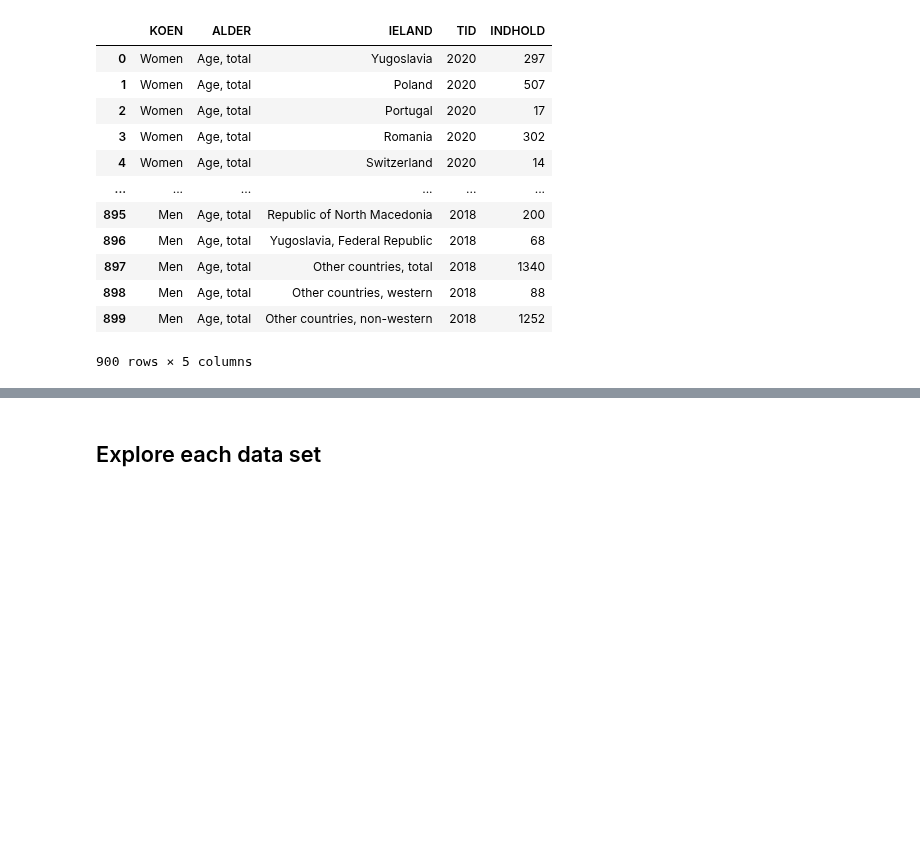
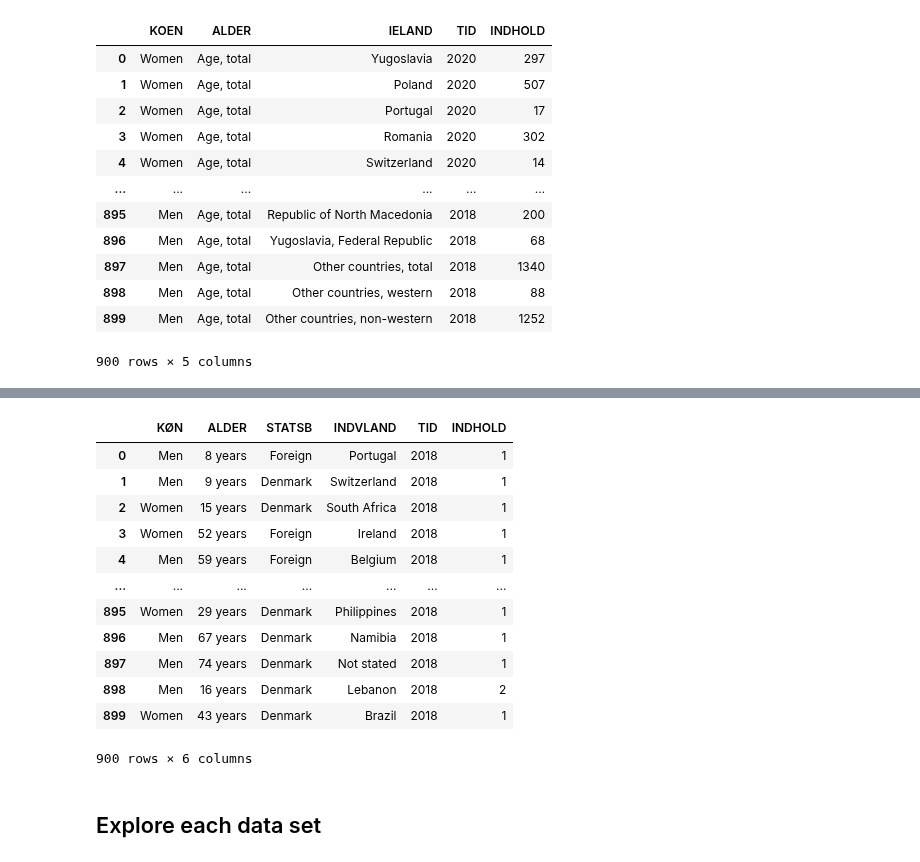
Before and after one commit to NumEconCopenhagen/projects-2024-malik-og-mads, a Jupyter notebook: dataproject/dataproject.ipynb, the cells around one changed output, grey strips where cells are left out. Saved outputs shown, nothing was run; the diff lists cells and outputs as text; code cells hidden in the pictures; blank space fills up the shorter version.

```diff
--- a/dataproject/dataproject.ipynb
+++ b/dataproject/dataproject.ipynb
@@ -200,0 +211,5 @@ plt.show()
+# %%
+indvan = DstApi('INDVAN')
+
+tabsum = indvan.tablesummary(language='en')
+display(tabsum)
@@ -200,0 +225,4 @@ plt.show()
+# %%
+# The _define_base_params -method gives us a nice template (selects all available data)
+params = indvan._define_base_params(language='en')
+params
@@ -201,3 +251,20 @@ plt.show()
+# %%
+indvan_api = indvan.get_data(params=params)
+indvan_api.head(900)
+# %% [output]
+|  | KØN | ALDER | STATSB | INDVLAND | TID | INDHOLD |
+| 0 | Men | 8 years | Foreign | Portugal | 2018 | 1 |
+| 1 | Men | 9 years | Denmark | Switzerland | 2018 | 1 |
+| 2 | Women | 15 years | Denmark | South Africa | 2018 | 1 |
+| 3 | Women | 52 years | Foreign | Ireland | 2018 | 1 |
+| 4 | Men | 59 years | Foreign | Belgium | 2018 | 1 |
+| ... | ... | ... | ... | ... | ... | ... |
+| 895 | Women | 29 years | Denmark | Philippines | 2018 | 1 |
+| 896 | Men | 67 years | Denmark | Namibia | 2018 | 1 |
+| 897 | Men | 74 years | Denmark | Not stated | 2018 | 1 |
+| 898 | Men | 16 years | Denmark | Lebanon | 2018 | 2 |
+| 899 | Women | 43 years | Denmark | Brazil | 2018 | 1 |
+900 rows × 6 columns
 # %% [markdown]
 ## Explore each data set
 # %% [markdown]
```
Also changed, not shown: parts of 9 cells of this notebook.
